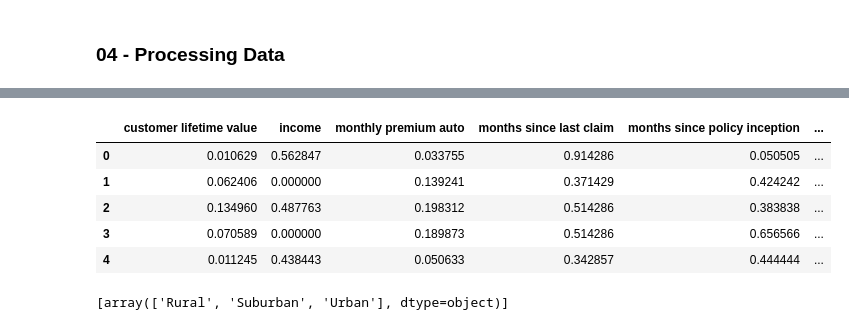
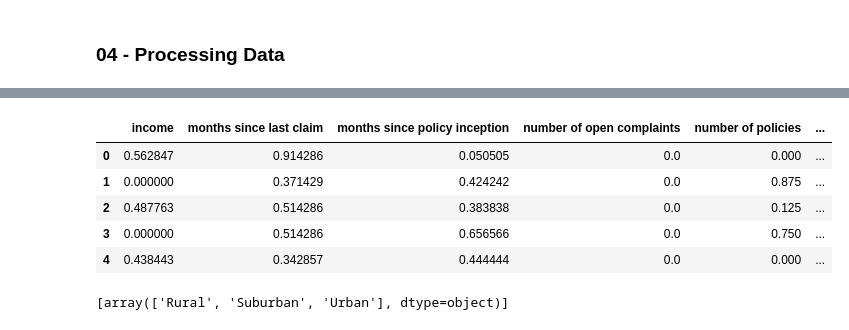
Before and after one commit to Rbrt05/lab-customer-analysis-final-round, a Jupyter notebook: Customer_Analysis_Final_RK.ipynb, the cells around one changed output, grey strips where cells are left out. Drawn from its saved outputs; the diff is of its cells as text; code cells hidden in the pictures.

Commit message:
Last version

```diff
--- a/Customer_Analysis_Final_RK.ipynb
+++ b/Customer_Analysis_Final_RK.ipynb
@@ -190,25 +200,13 @@ plt.show()
 # It might make sense to correct the outliers for "customer lifetime value" and "monthly premium auto"
 
 clip_var = ['customer lifetime value', 'monthly premium auto']
-data_clp=pd.DataFrame
-small_dfs = []
 
 for i in clip_var:
     transformed = 'clp_'+ i
-# upper limit - .95 quantile
     upper_limit = data[i].quantile(0.95)
-# lower limit - .05 quantile
     lower_limit = data[i].quantile(0.05)
 
     data[transformed] = data[i].clip(lower_limit, upper_limit, axis = 0)
-
-    small_dfs.append(data[transformed])
-    data_clp = pd.concat(small_dfs, ignore_index=True)
-
-    #data_clp = pd.concat([data_clp, pd.DataFrame(data[transformed])],axis=1) -> doesn't work
-
-    print(data[i].describe())
-    print(data[transformed].describe())
 
     plt.figure(figsize = (5,5))
     data[i].plot(kind = 'hist')
@@ -248,0 +221,3 @@ dtype: float64
+# %%
+numericals= data.select_dtypes(['number'])
+categoricals= data.select_dtypes(['object'])
@@ -249,22 +238,22 @@ dtype: float64
 # %%
 # Normalization.
 
-X_num = numericals.drop(['total claim amount'],axis=1)
+X_num = numericals.drop(['total claim amount','customer lifetime value', 'monthly premium auto'],axis=1)
 
 from sklearn.preprocessing import MinMaxScaler  # sets for each column the minimum = 0 and the maximum = 1
 MinMaxtransformer = MinMaxScaler()
 MinMaxtransformer.fit(X_num) # fit () Determine the min and the max of each column
 
 x_normalized = MinMaxtransformer.transform(X_num) # .transform() applies the transformation x normalized will be np.array
 x_normalized = pd.DataFrame(x_normalized,columns=X_num.columns)
 x_normalized.head()
 # %% [output]
-|  | customer lifetime value | income | monthly premium auto | months since last claim | months since policy inception | ... |
-| 0 | 0.010629 | 0.562847 | 0.033755 | 0.914286 | 0.050505 | ... |
-| 1 | 0.062406 | 0.000000 | 0.139241 | 0.371429 | 0.424242 | ... |
-| 2 | 0.134960 | 0.487763 | 0.198312 | 0.514286 | 0.383838 | ... |
-| 3 | 0.070589 | 0.000000 | 0.189873 | 0.514286 | 0.656566 | ... |
-| 4 | 0.011245 | 0.438443 | 0.050633 | 0.342857 | 0.444444 | ... |
+|  | income | months since last claim | months since policy inception | number of open complaints | number of policies | ... |
+| 0 | 0.562847 | 0.914286 | 0.050505 | 0.0 | 0.000 | ... |
+| 1 | 0.000000 | 0.371429 | 0.424242 | 0.0 | 0.875 | ... |
+| 2 | 0.487763 | 0.514286 | 0.383838 | 0.0 | 0.125 | ... |
+| 3 | 0.000000 | 0.514286 | 0.656566 | 0.0 | 0.750 | ... |
+| 4 | 0.438443 | 0.342857 | 0.444444 | 0.0 | 0.000 | ... |
 # %%
 # Encoding Categorical Data.
 
```
Also changed, not shown: parts of 9 cells of this notebook.
